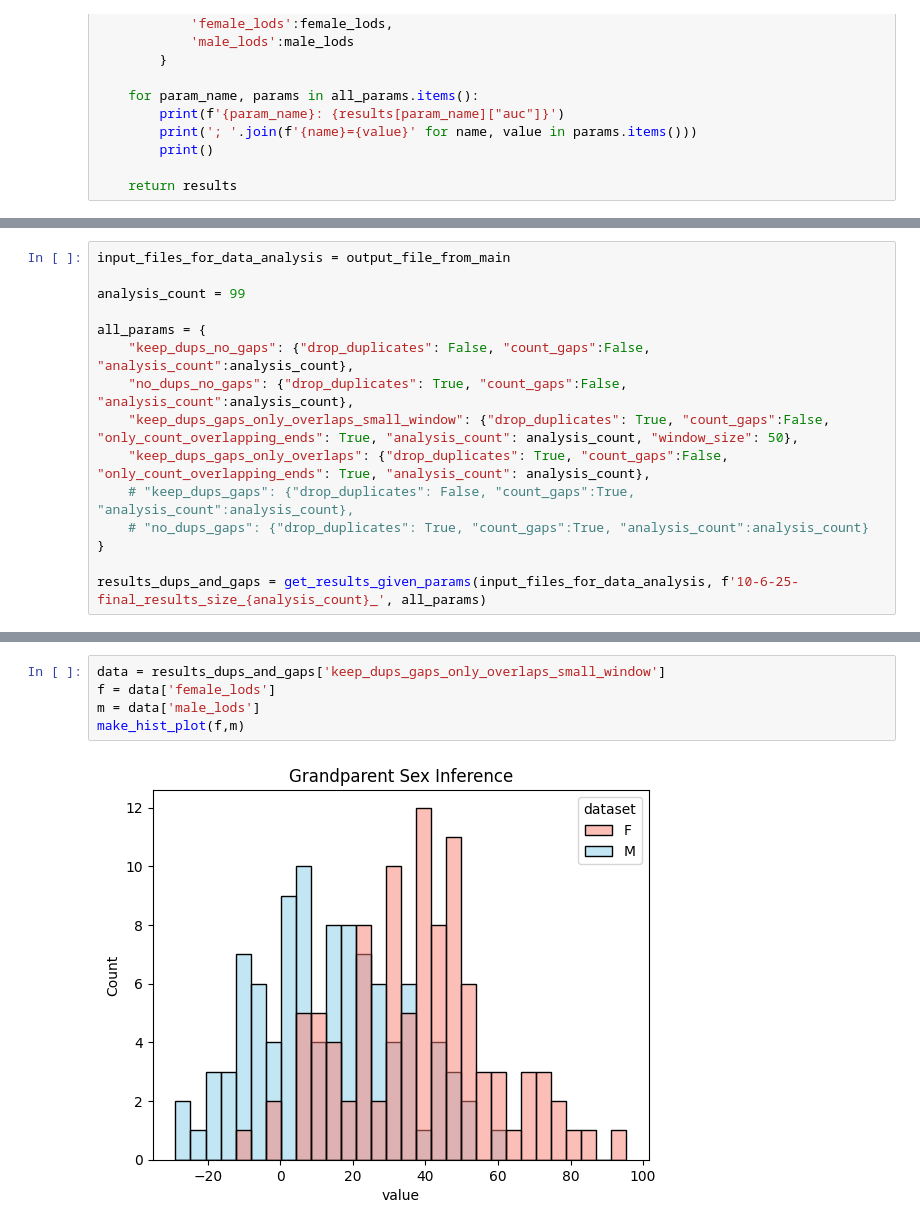
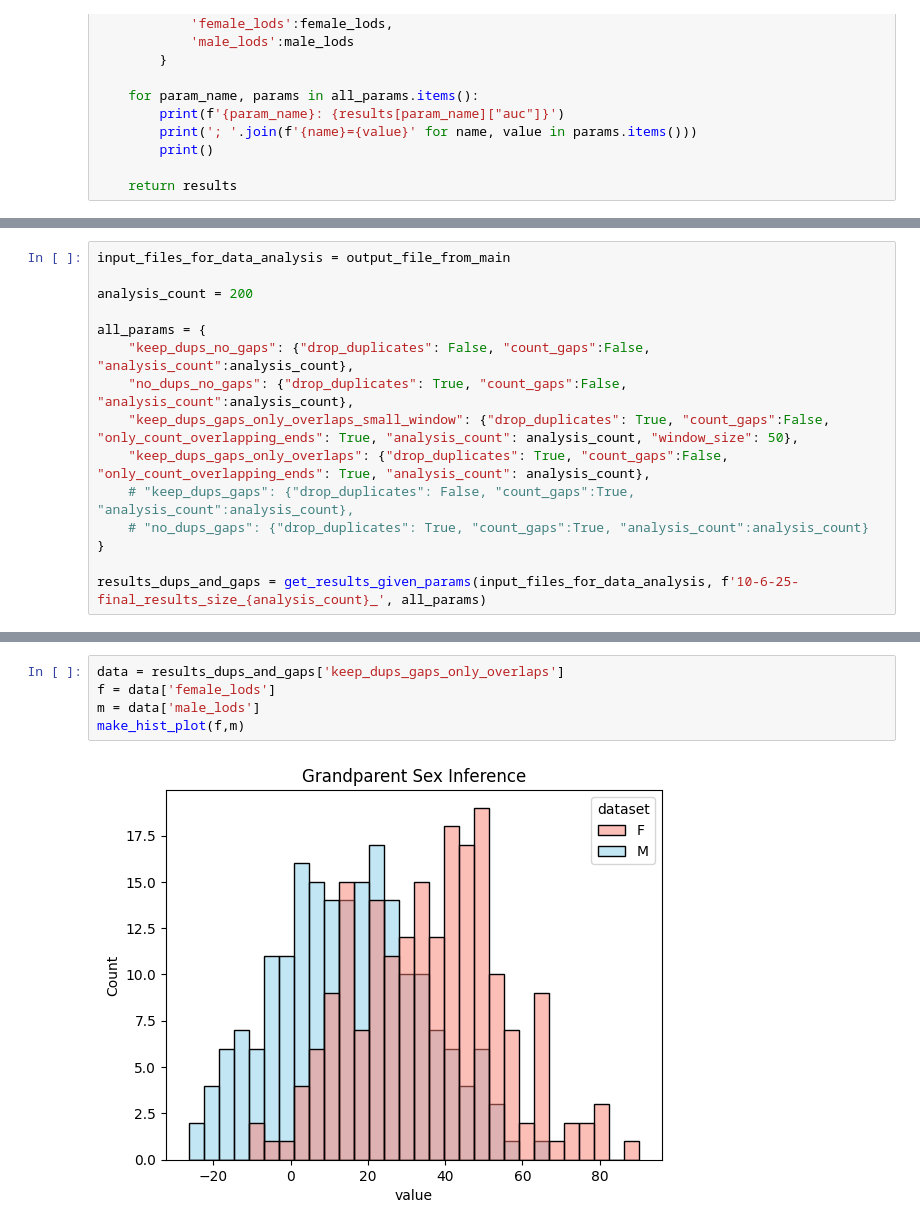
Before and after one commit to math919191/sex_inference, a Jupyter notebook: gparent-sex-inf-analysis-10-6-2025.ipynb, the cells around one changed output, grey strips where cells are left out. Saved outputs shown, nothing was run; the diff lists cells and outputs as text.

Commit message:
200 run on data analysis and cleanup output on cells

```diff
--- a/gparent-sex-inf-analysis-10-6-2025.ipynb
+++ b/gparent-sex-inf-analysis-10-6-2025.ipynb
@@ -118,7 +118,7 @@ writing to results_with_transformed_data_200.csv
 # %%
 input_files_for_data_analysis = output_file_from_main
 
-analysis_count = 99
+analysis_count = 200
 
 all_params = {
     "keep_dups_no_gaps": {"drop_duplicates": False, "count_gaps":False, "analysis_count":analysis_count},
@@ -151,10 +151,10 @@ drop_duplicates=True; count_gaps=False; only_count_overlapping_ends=True; analys
 # %%
-data = results_dups_and_gaps['keep_dups_gaps_only_overlaps_small_window']
+data = results_dups_and_gaps['keep_dups_gaps_only_overlaps']
 f = data['female_lods']
 m = data['male_lods']
 make_hist_plot(f,m)
 # %% [output]
-[figure, old version]
+[figure, new version]
 # %% [markdown]
 ### Results
 
```
Also changed, not shown: parts of 2 cells of this notebook.
